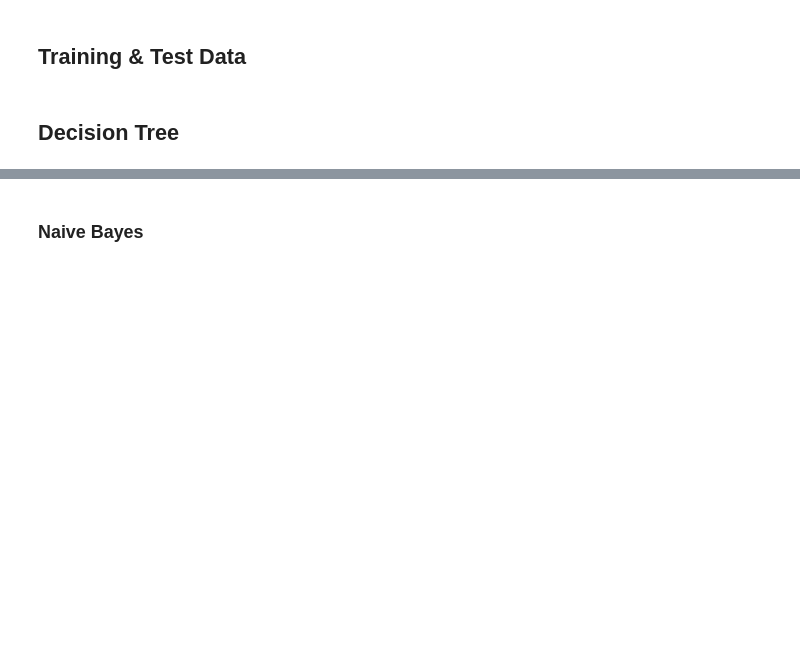
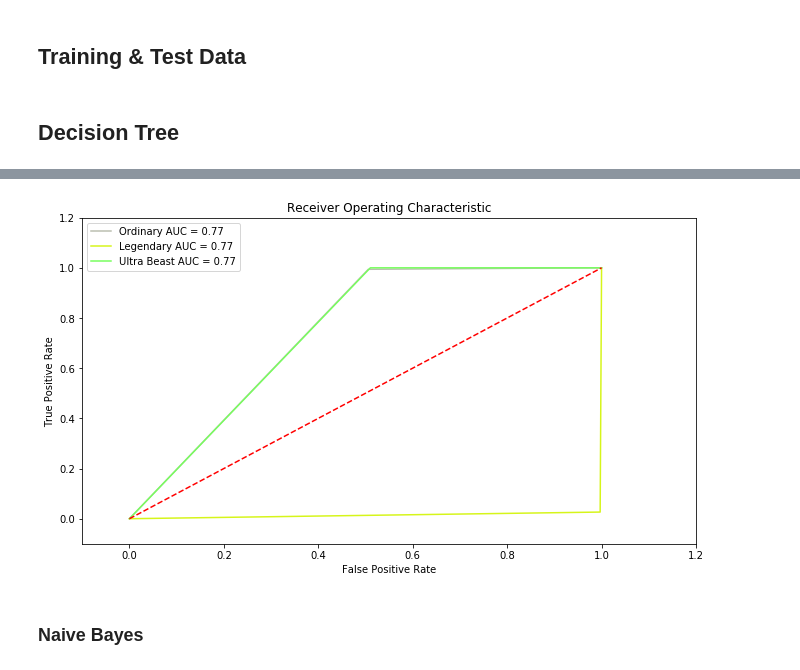
Before and after one commit to pandabytes/PokemonDatamining, a Jupyter notebook: predictors/Pokemon.ipynb, the cells around one changed output, grey strips where cells are left out. Drawn from its saved outputs; the diff is of its cells as text; code cells hidden in the pictures; blank space fills up the shorter version.

```diff
--- a/predictors/Pokemon.ipynb
+++ b/predictors/Pokemon.ipynb
@@ -52,6 +53,9 @@ def getDistinctValues(dataFrame, columnName, sep):
     for value in dataFrame[columnName].value_counts().index:
         result += value.split(sep)
     return set(result)
+
+def getRandomColor():
+    return "#%02X%02X%02X" % (random.randint(0,255), random.randint(0,255), random.randint(0,255))
 # %% [markdown]
 ## Load the data from file
 # %%
@@ -160,3 +207,20 @@ for kTraining, kTest in zip(kTrainings, kTests):
+# %%
+for label in labels:
+    c = getRandomColor()
+    fpr, tpr, thresholds = roc_curve(y_true=test[target], y_score=[v[1] for v in dtPred.values], pos_label=label)
+    rocAuc = auc(fpr, tpr)
+    plt.plot(fpr, tpr, c, label='{0} AUC = {1:.2f}'.format(label, roc_auc))
+
+plt.title('Receiver Operating Characteristic')
+plt.legend(loc='best')
+plt.plot([0,1],[0,1],'r--')
+plt.xlim([-0.1,1.2])
+plt.ylim([-0.1,1.2])
+plt.ylabel('True Positive Rate')
+plt.xlabel('False Positive Rate')
+plt.show()
+# %% [output]
+[figure, added]
 # %% [markdown]
 ### Naive Bayes
 # %%
```
Also changed, not shown: parts of 36 cells of this notebook, 3 other files.
